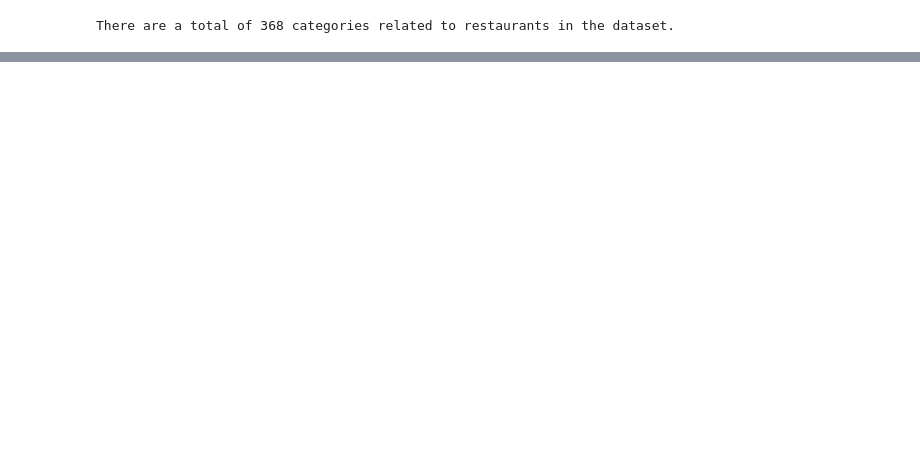
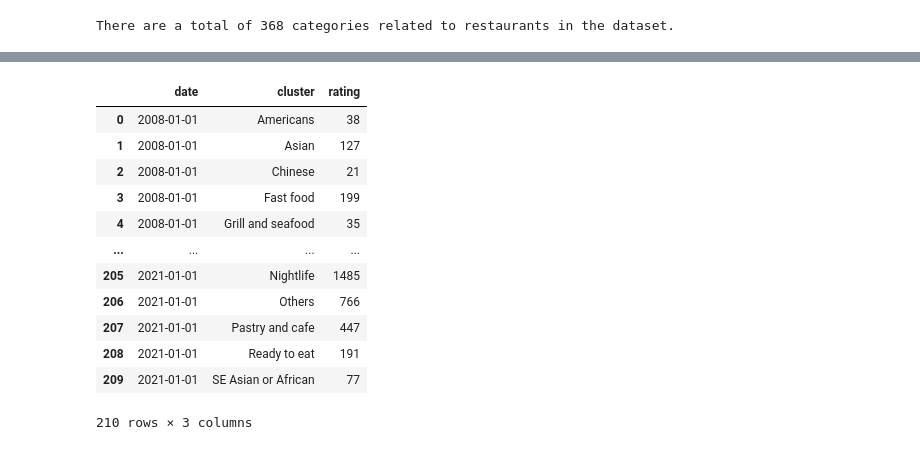
Before and after one commit to kwanchmn/Advanced-topics-in-ML, a Jupyter notebook: Baldur/baldur_task_2.ipynb, the cells around one changed output, grey strips where cells are left out. Cells and saved outputs as stored; diff of their text form; code cells hidden in the pictures; blank space fills up the shorter version.

```diff
--- a/Baldur/baldur_task_2.ipynb
+++ b/Baldur/baldur_task_2.ipynb
@@ -694,0 +860,18 @@ px.line(inertia_mat[0])
+# %%
+# Scarcity of observations for some types of restaurants in certain years
+ratings_count_per_month = resto_post_2008.groupby(["date", "cluster"])["rating"].count().reset_index()
+ratings_count_per_month
+# %% [output]
+|  | date | cluster | rating |
+| 0 | 2008-01-01 | Americans | 38 |
+| 1 | 2008-01-01 | Asian | 127 |
+| 2 | 2008-01-01 | Chinese | 21 |
+| 3 | 2008-01-01 | Fast food | 199 |
+| 4 | 2008-01-01 | Grill and seafood | 35 |
+| ... | ... | ... | ... |
+| 205 | 2021-01-01 | Nightlife | 1485 |
+| 206 | 2021-01-01 | Others | 766 |
+| 207 | 2021-01-01 | Pastry and cafe | 447 |
+| 208 | 2021-01-01 | Ready to eat | 191 |
+| 209 | 2021-01-01 | SE Asian or African | 77 |
+210 rows × 3 columns
```
Also changed, not shown: parts of 71 cells of this notebook, 3 other files.
